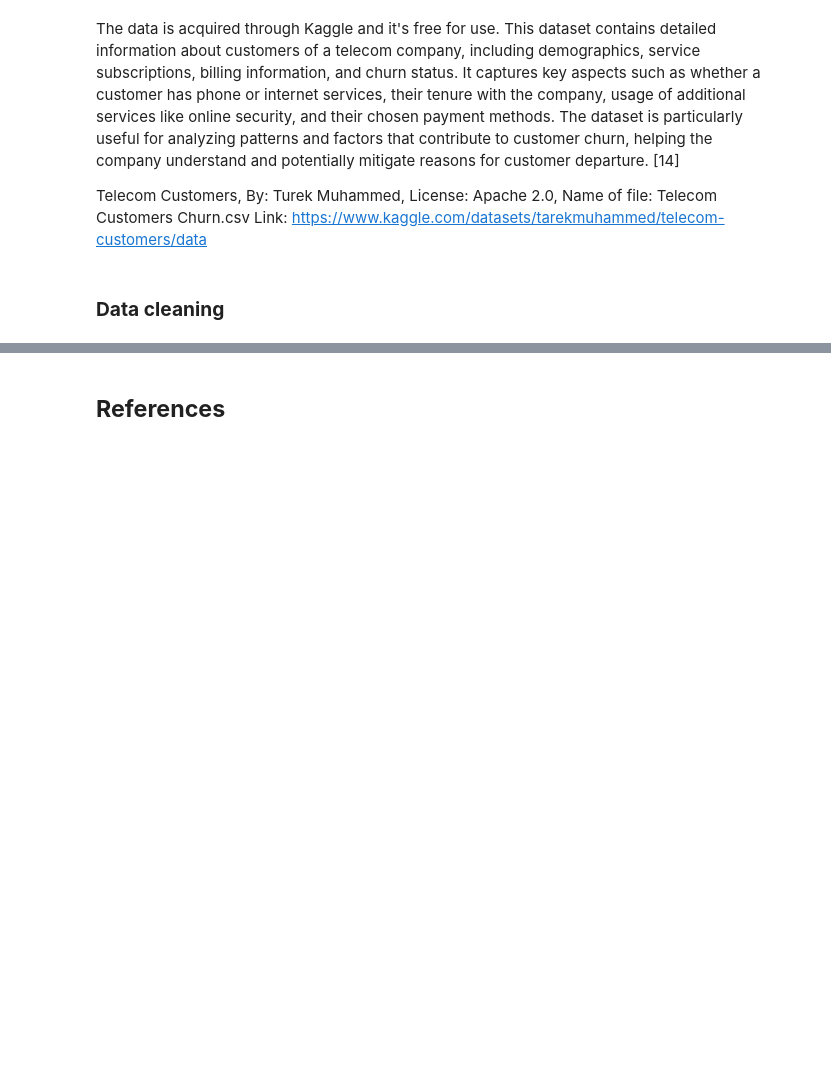
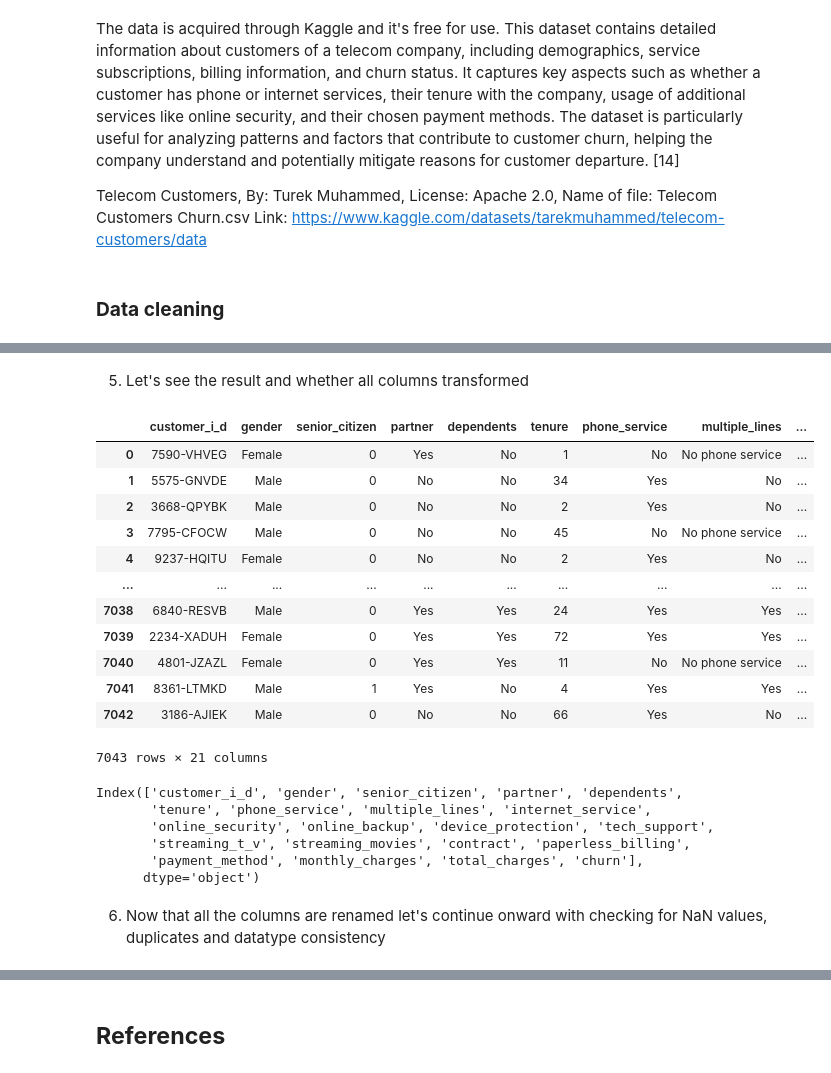
Before and after one commit to AsenSirakov/Machine_Learning_2024_Soft_uni, a Jupyter notebook: Introduction to Machine Learning/Untitled2.ipynb, the cells around one changed output, grey strips where cells are left out. Cells and saved outputs as stored; diff of their text form; code cells hidden in the pictures; blank space fills up the shorter version.

```diff
--- a/Introduction to Machine Learning/Untitled2.ipynb
+++ b/Introduction to Machine Learning/Untitled2.ipynb
@@ -57,0 +130,31 @@ Telecom Customers, By: Turek Muhammed, License: Apache 2.0, Name of file: Teleco
+# %%
+telecom_customer_data_snake_case = rename_columns_to_snake_case(telecom_data)
+# %% [markdown]
+5. Let's see the result and whether all columns transformed
+# %%
+telecom_customer_data_snake_case
+# %% [output]
+|  | customer_i_d | gender | senior_citizen | partner | dependents | tenure | phone_service | multiple_lines | ... |
+| 0 | 7590-VHVEG | Female | 0 | Yes | No | 1 | No | No phone service | ... |
+| 1 | 5575-GNVDE | Male | 0 | No | No | 34 | Yes | No | ... |
+| 2 | 3668-QPYBK | Male | 0 | No | No | 2 | Yes | No | ... |
+| 3 | 7795-CFOCW | Male | 0 | No | No | 45 | No | No phone service | ... |
+| 4 | 9237-HQITU | Female | 0 | No | No | 2 | Yes | No | ... |
+| ... | ... | ... | ... | ... | ... | ... | ... | ... | ... |
+| 7038 | 6840-RESVB | Male | 0 | Yes | Yes | 24 | Yes | Yes | ... |
+| 7039 | 2234-XADUH | Female | 0 | Yes | Yes | 72 | Yes | Yes | ... |
+| 7040 | 4801-JZAZL | Female | 0 | Yes | Yes | 11 | No | No phone service | ... |
+| 7041 | 8361-LTMKD | Male | 1 | Yes | No | 4 | Yes | Yes | ... |
+| 7042 | 3186-AJIEK | Male | 0 | No | No | 66 | Yes | No | ... |
+7043 rows × 21 columns
+# %%
+telecom_customer_data_snake_case.columns
+# %% [output]
+Index(['customer_i_d', 'gender', 'senior_citizen', 'partner', 'dependents',
+       'tenure', 'phone_service', 'multiple_lines', 'internet_service',
+       'online_security', 'online_backup', 'device_protection', 'tech_support',
+       'streaming_t_v', 'streaming_movies', 'contract', 'paperless_billing',
+       'payment_method', 'monthly_charges', 'total_charges', 'churn'],
+      dtype='object')
+# %% [markdown]
+6. Now that all the columns are renamed let's continue onward with checking for NaN values, duplicates and datatype consistency
```
Also changed, not shown: parts of 29 cells of this notebook.
